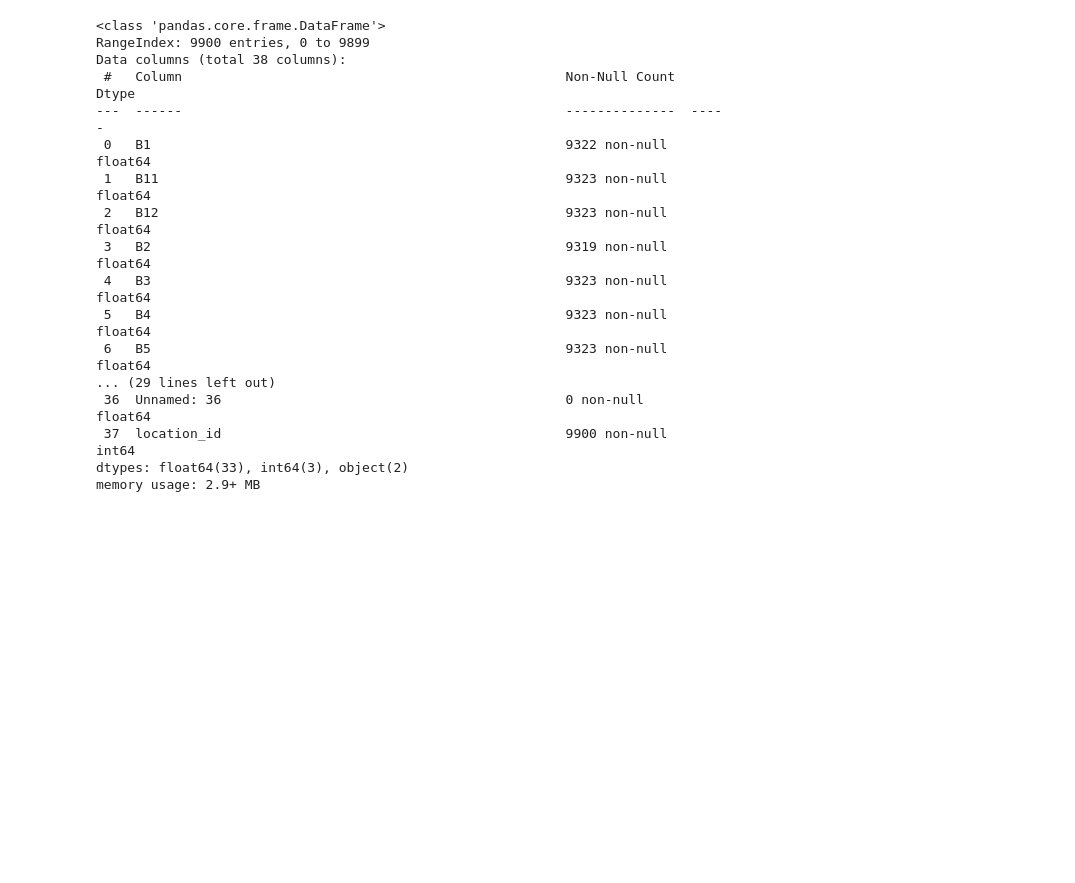
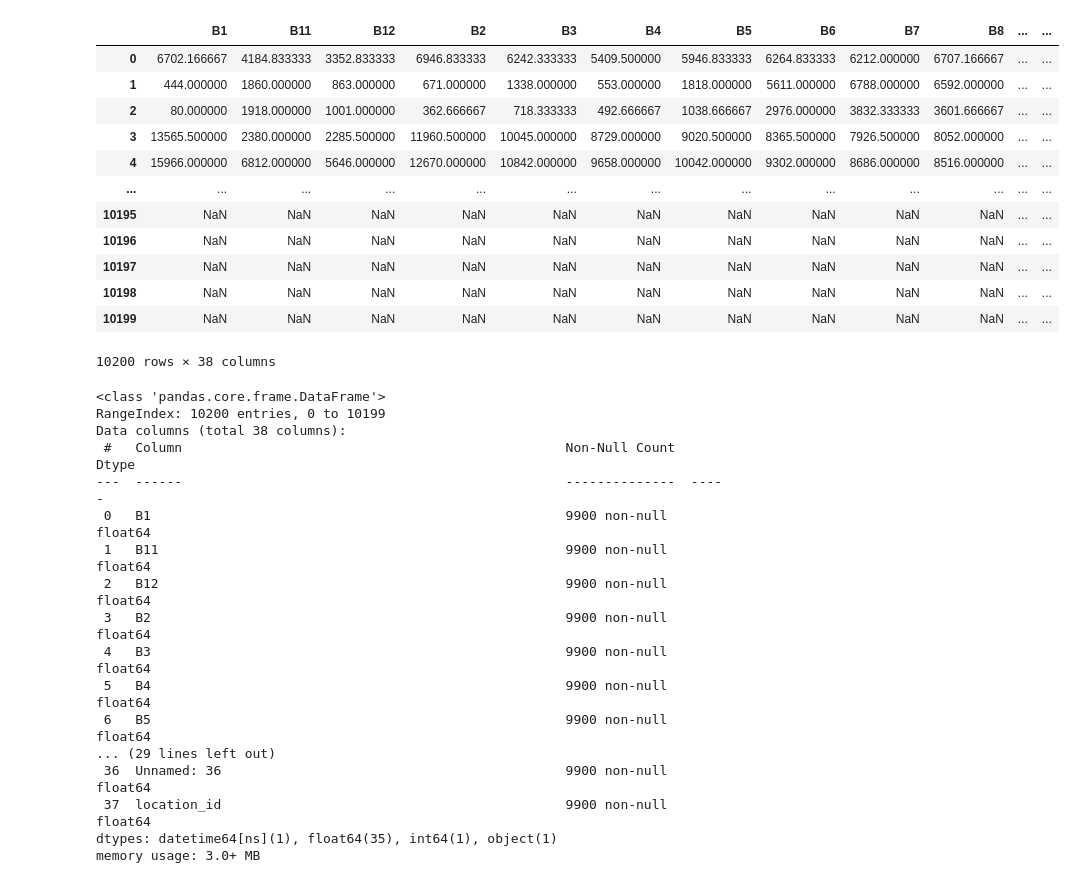
Before and after one commit to awaiskhan005/DATA-SCIENCE-AND-AI-, a Jupyter notebook: PUNJAB_AQI_CNN.ipynb, the cells around one changed output. Drawn from its saved outputs; the diff is of its cells as text; code cells hidden in the pictures; blank space fills up the shorter version.

```diff
--- a/PUNJAB_AQI_CNN.ipynb
+++ b/PUNJAB_AQI_CNN.ipynb
@@ -8,0 +102,3 @@ import numpy as np
+# %%
+# Ensure the 'Week_Start_Date' is a datetime object
+weekly_data['Week_Start_Date'] = pd.to_datetime(weekly_data['Week_Start_Date'])
@@ -9,2 +121,2 @@ import numpy as np
 # %%
-weekly = pd.read_csv('/content/sample_data/weekly_composite_data_all.csv')
+location = pd.read_csv('/content/sample_data/locations.csv')
@@ -20,0 +143,4 @@ weekly.head()
+# %%
+# prompt: fillna weekly dtatast
+
+weekly_data.fillna(0, inplace=True)
@@ -21,20 +185,38 @@ weekly.head()
+# %%
+weekly_data = pd.concat([weekly_data, location], ignore_index=True)
+# %%
+weekly_data
+# %% [output]
+|  | B1 | B11 | B12 | B2 | B3 | B4 | B5 | B6 | B7 | B8 | ... | ... |
+| 0 | 6702.166667 | 4184.833333 | 3352.833333 | 6946.833333 | 6242.333333 | 5409.500000 | 5946.833333 | 6264.833333 | 6212.000000 | 6707.166667 | ... | ... |
+| 1 | 444.000000 | 1860.000000 | 863.000000 | 671.000000 | 1338.000000 | 553.000000 | 1818.000000 | 5611.000000 | 6788.000000 | 6592.000000 | ... | ... |
+| 2 | 80.000000 | 1918.000000 | 1001.000000 | 362.666667 | 718.333333 | 492.666667 | 1038.666667 | 2976.000000 | 3832.333333 | 3601.666667 | ... | ... |
+| 3 | 13565.500000 | 2380.000000 | 2285.500000 | 11960.500000 | 10045.000000 | 8729.000000 | 9020.500000 | 8365.500000 | 7926.500000 | 8052.000000 | ... | ... |
+| 4 | 15966.000000 | 6812.000000 | 5646.000000 | 12670.000000 | 10842.000000 | 9658.000000 | 10042.000000 | 9302.000000 | 8686.000000 | 8516.000000 | ... | ... |
+| ... | ... | ... | ... | ... | ... | ... | ... | ... | ... | ... | ... | ... |
+| 10195 | NaN | NaN | NaN | NaN | NaN | NaN | NaN | NaN | NaN | NaN | ... | ... |
+| 10196 | NaN | NaN | NaN | NaN | NaN | NaN | NaN | NaN | NaN | NaN | ... | ... |
+| 10197 | NaN | NaN | NaN | NaN | NaN | NaN | NaN | NaN | NaN | NaN | ... | ... |
+| 10198 | NaN | NaN | NaN | NaN | NaN | NaN | NaN | NaN | NaN | NaN | ... | ... |
+| 10199 | NaN | NaN | NaN | NaN | NaN | NaN | NaN | NaN | NaN | NaN | ... | ... |
+10200 rows × 38 columns
 # %%
-weekly.info()
+weekly_data.info()
 # %% [output]
 <class 'pandas.core.frame.DataFrame'>
-RangeIndex: 9900 entries, 0 to 9899
+RangeIndex: 10200 entries, 0 to 10199
 Data columns (total 38 columns):
  #   Column                                                 Non-Null Count  Dtype
 ---  ------                                                 --------------  -----
- 0   B1                                                     9322 non-null   float64
- 1   B11                                                    9323 non-null   float64
- 2   B12                                                    9323 non-null   float64
- 3   B2                                                     9319 non-null   float64
- 4   B3                                                     9323 non-null   float64
- 5   B4                                                     9323 non-null   float64
- 6   B5                                                     9323 non-null   float64
+ 0   B1                                                     9900 non-null   float64
+ 1   B11                                                    9900 non-null   float64
+ 2   B12                                                    9900 non-null   float64
+ 3   B2                                                     9900 non-null   float64
+ 4   B3                                                     9900 non-null   float64
+ 5   B4                                                     9900 non-null   float64
+ 6   B5                                                     9900 non-null   float64
 ... (29 lines left out)
- 36  Unnamed: 36                                            0 non-null      float64
- 37  location_id                                            9900 non-null   int64
-dtypes: float64(33), int64(3), object(2)
-memory usage: 2.9+ MB
+ 36  Unnamed: 36                                            9900 non-null   float64
+ 37  location_id                                            9900 non-null   float64
+dtypes: datetime64[ns](1), float64(35), int64(1), object(1)
+memory usage: 3.0+ MB
```
Also changed, not shown: parts of 28 cells of this notebook.
